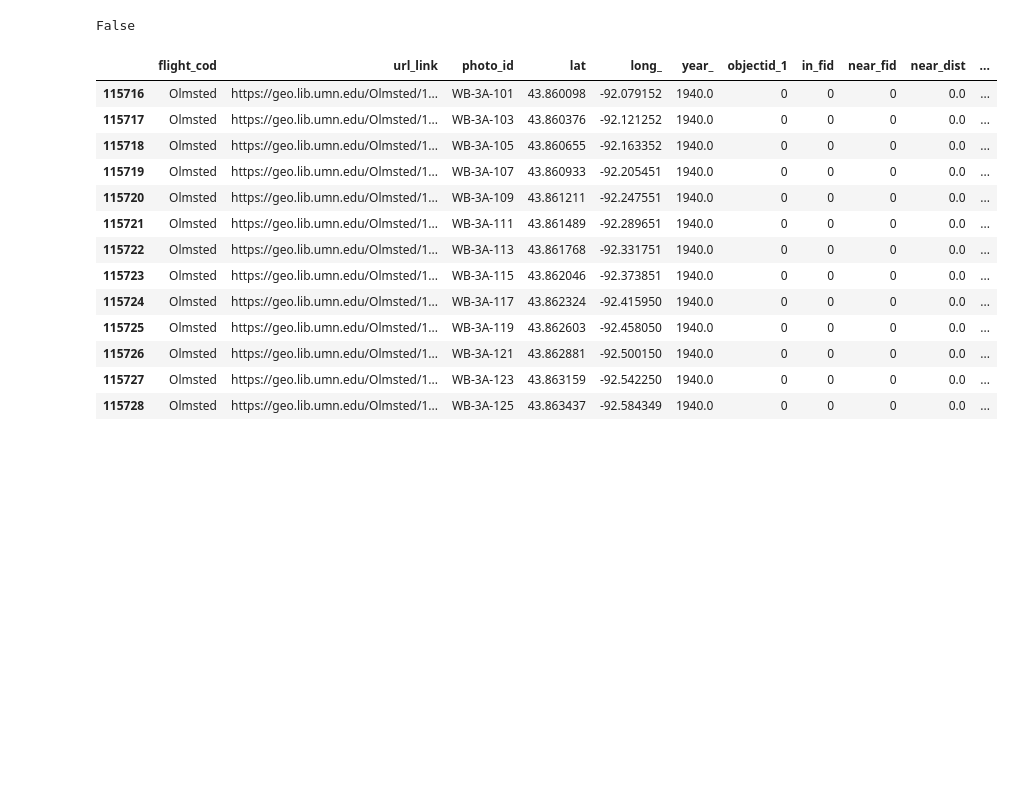
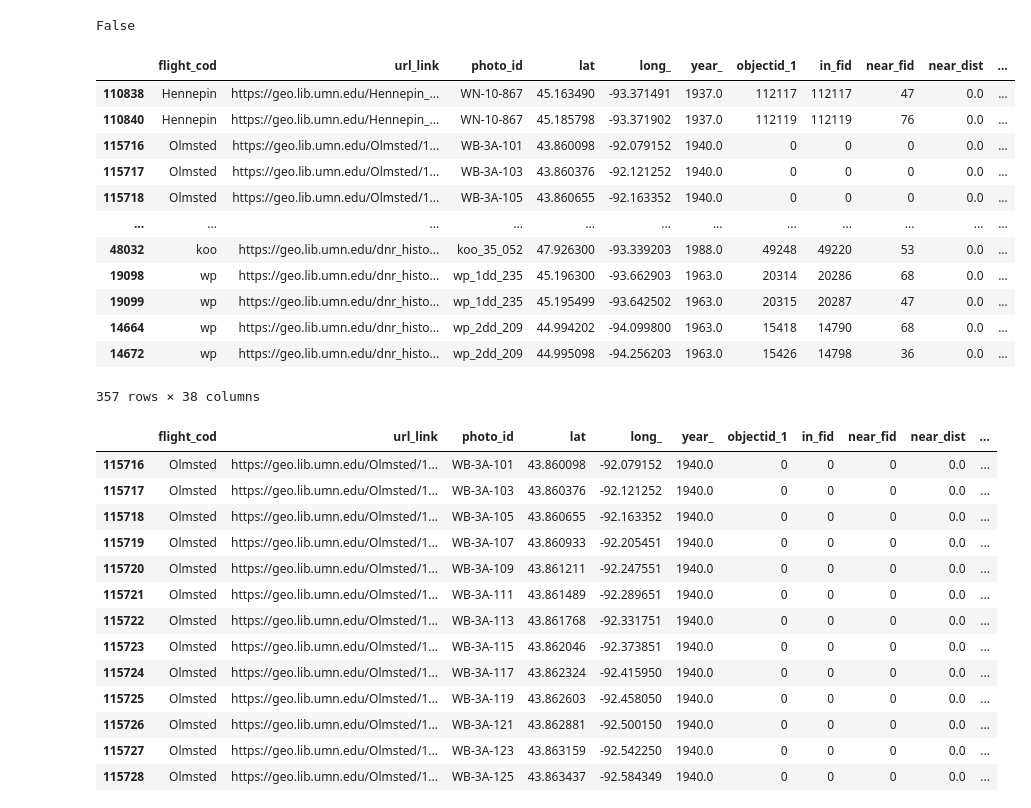
Before and after one commit to cleorose/batch_georef, a Jupyter notebook: 01_index_table_prep.ipynb, the cells around one changed output. Saved outputs shown, nothing was run; the diff lists cells and outputs as text; code cells hidden in the pictures; blank space fills up the shorter version.

Commit message:
cleaned up duplicate URLs

```diff
--- a/01_index_table_prep.ipynb
+++ b/01_index_table_prep.ipynb
@@ -40,3 +40,10 @@ print(gdf_original.crs)
 # we're keeping this in web mercator for now.
 # %% [output]
 EPSG:3857
+# %%
+# make a unique identifier
+
+gdf_original["source_id"] = range(1, len(gdf_original) + 1)
+
+assert gdf_original["source_id"].is_unique
+assert gdf_original["source_id"].notna().all()
@@ -43,7 +57,7 @@ EPSG:3857
 # %% [markdown]
 ### Cleaning the original table
 # %%
-gdf_clean = gdf.copy()
+gdf_clean = gdf_original.copy()
 
 #preview the columns
 gdf_clean.columns
@@ -62,11 +77,31 @@ And looking for true duplicates...
 # %%
 # clean URL spaces
 
-gdf_clean["url_link"] = gdf["url_link"].str.strip()
+gdf_clean["url_link"] = gdf_clean["url_link"].str.strip()
 # %%
 exists = 'https://geo.lib.umn.edu/Olmsted/1940/WB-3A-115.jpg' in gdf_clean['url_link'].values
 
 exists
 # %% [output]
 False
+# %%
+# identify duplicate URLs
+
+duplicates = gdf_clean[gdf_clean["url_link"].duplicated(keep=False)]
+duplicates = duplicates.sort_values(by=['flight_cod','url_link'])
+duplicates
+# %% [output]
+|  | flight_cod | url_link | photo_id | lat | long_ | year_ | objectid_1 | in_fid | near_fid | near_dist | ... |
+| 110838 | Hennepin | https://geo.lib.umn.edu/Hennepin_... | WN-10-867 | 45.163490 | -93.371491 | 1937.0 | 112117 | 112117 | 47 | 0.0 | ... |
+| 110840 | Hennepin | https://geo.lib.umn.edu/Hennepin_... | WN-10-867 | 45.185798 | -93.371902 | 1937.0 | 112119 | 112119 | 76 | 0.0 | ... |
+| 115716 | Olmsted | https://geo.lib.umn.edu/Olmsted/1... | WB-3A-101 | 43.860098 | -92.079152 | 1940.0 | 0 | 0 | 0 | 0.0 | ... |
+| 115717 | Olmsted | https://geo.lib.umn.edu/Olmsted/1... | WB-3A-103 | 43.860376 | -92.121252 | 1940.0 | 0 | 0 | 0 | 0.0 | ... |
+| 115718 | Olmsted | https://geo.lib.umn.edu/Olmsted/1... | WB-3A-105 | 43.860655 | -92.163352 | 1940.0 | 0 | 0 | 0 | 0.0 | ... |
+| ... | ... | ... | ... | ... | ... | ... | ... | ... | ... | ... | ... |
+| 48032 | koo | https://geo.lib.umn.edu/dnr_histo... | koo_35_052 | 47.926300 | -93.339203 | 1988.0 | 49248 | 49220 | 53 | 0.0 | ... |
+| 19098 | wp | https://geo.lib.umn.edu/dnr_histo... | wp_1dd_235 | 45.196300 | -93.662903 | 1963.0 | 20314 | 20286 | 68 | 0.0 | ... |
+| 19099 | wp | https://geo.lib.umn.edu/dnr_histo... | wp_1dd_235 | 45.195499 | -93.642502 | 1963.0 | 20315 | 20287 | 47 | 0.0 | ... |
+| 14664 | wp | https://geo.lib.umn.edu/dnr_histo... | wp_2dd_209 | 44.994202 | -94.099800 | 1963.0 | 15418 | 14790 | 68 | 0.0 | ... |
+| 14672 | wp | https://geo.lib.umn.edu/dnr_histo... | wp_2dd_209 | 44.995098 | -94.256203 | 1963.0 | 15426 | 14798 | 36 | 0.0 | ... |
+357 rows × 38 columns
 # %%
```
Also changed, not shown: parts of 10 cells of this notebook.
